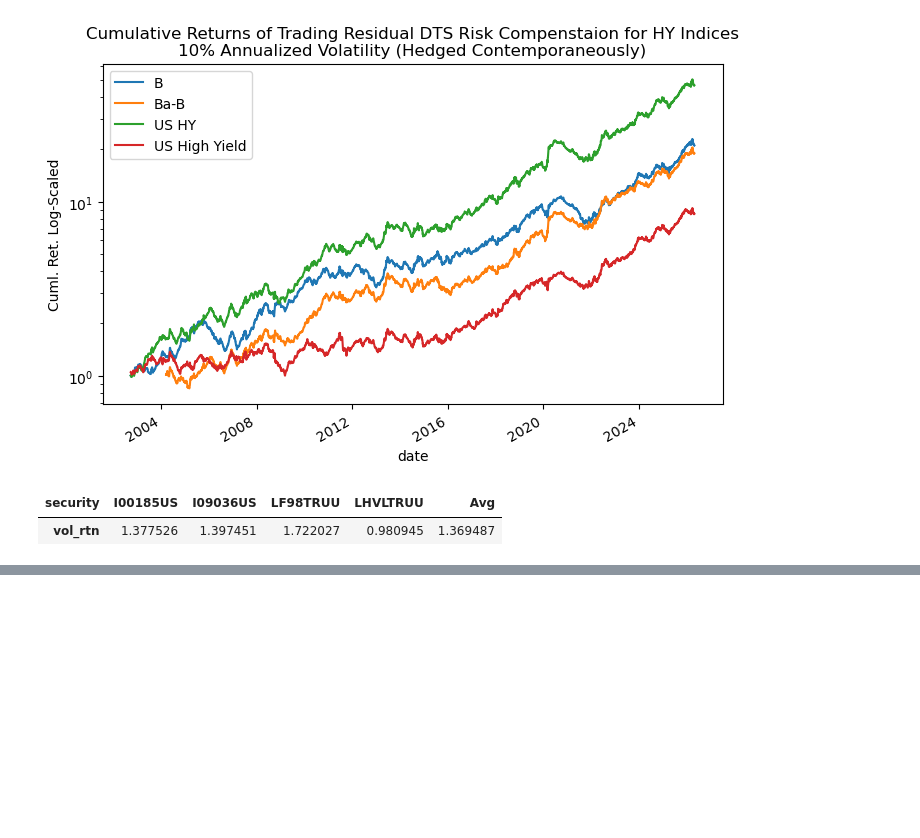
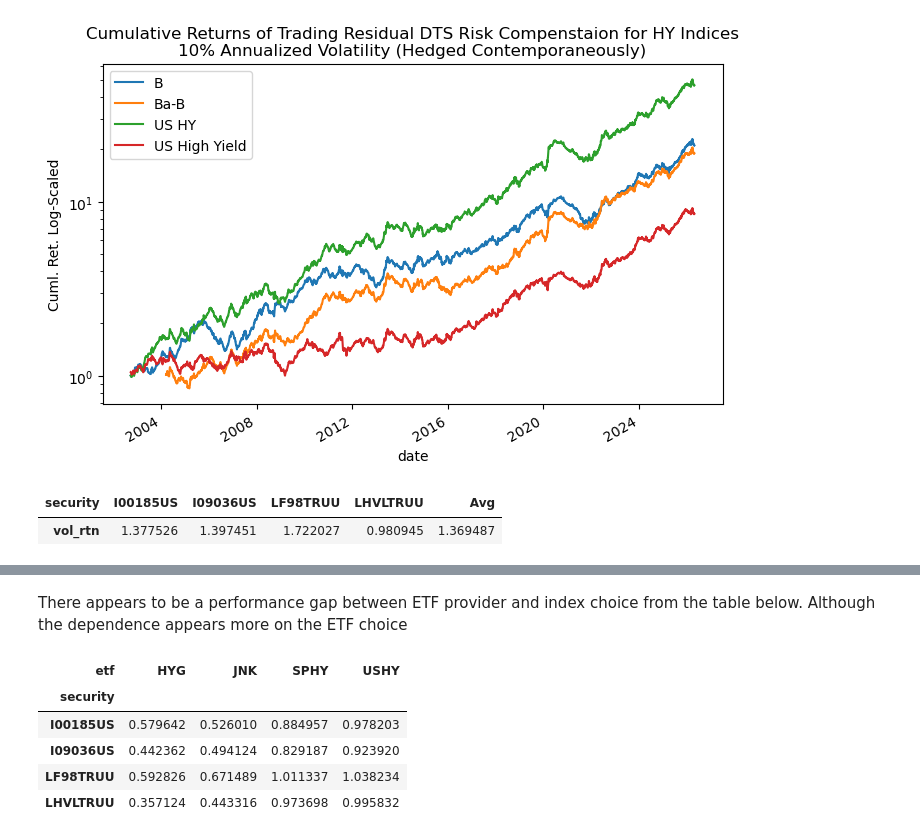
Before and after one commit to diegodalvarez/CreditSpread, a Jupyter notebook: notebooks/2Strategies.ipynb, the cells around one changed output, grey strips where cells are left out. Drawn from its saved outputs; the diff is of its cells as text; code cells hidden in the pictures; blank space fills up the shorter version.

```diff
--- a/notebooks/2Strategies.ipynb
+++ b/notebooks/2Strategies.ipynb
@@ -104,0 +144,18 @@ plt.show()
+# %% [markdown]
+There appears to be a performance gap between ETF provider and index choice from the table below. Although the dependence appears more on the ETF choice
+# %%
+(df_vol_rtn
+    .agg(lambda x: x.mean() / x.std() * np.sqrt(252))
+    .to_frame(name = "sharpe")
+    .reset_index()
+    .assign(
+        etf      = lambda x: x.name.str.split(" ").str[0],
+        security = lambda x: x.name.str.split(" ").str[1])
+    .pivot(index = "security", columns = "etf", values = "sharpe"))
+# %% [output]
+| etf | HYG | JNK | SPHY | USHY |
+| security |  |  |  |  |
+| I00185US | 0.579642 | 0.526010 | 0.884957 | 0.978203 |
+| I09036US | 0.442362 | 0.494124 | 0.829187 | 0.923920 |
+| LF98TRUU | 0.592826 | 0.671489 | 1.011337 | 1.038234 |
+| LHVLTRUU | 0.357124 | 0.443316 | 0.973698 | 0.995832 |
```
Also changed, not shown: parts of 11 cells of this notebook, 3 other files.
